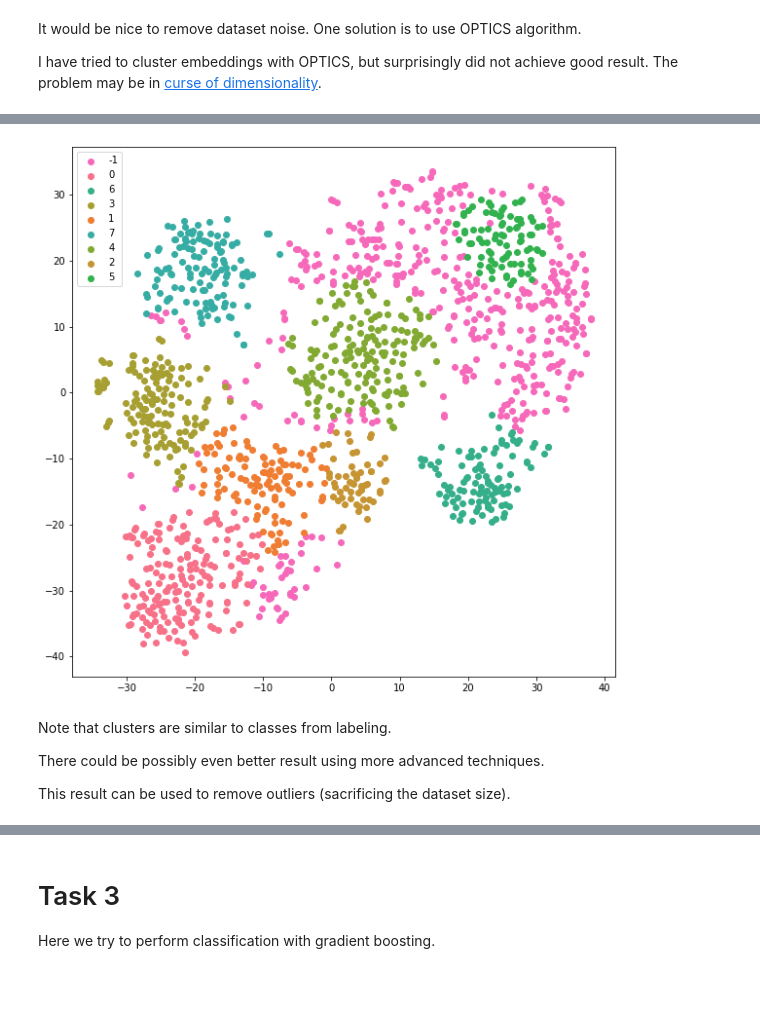
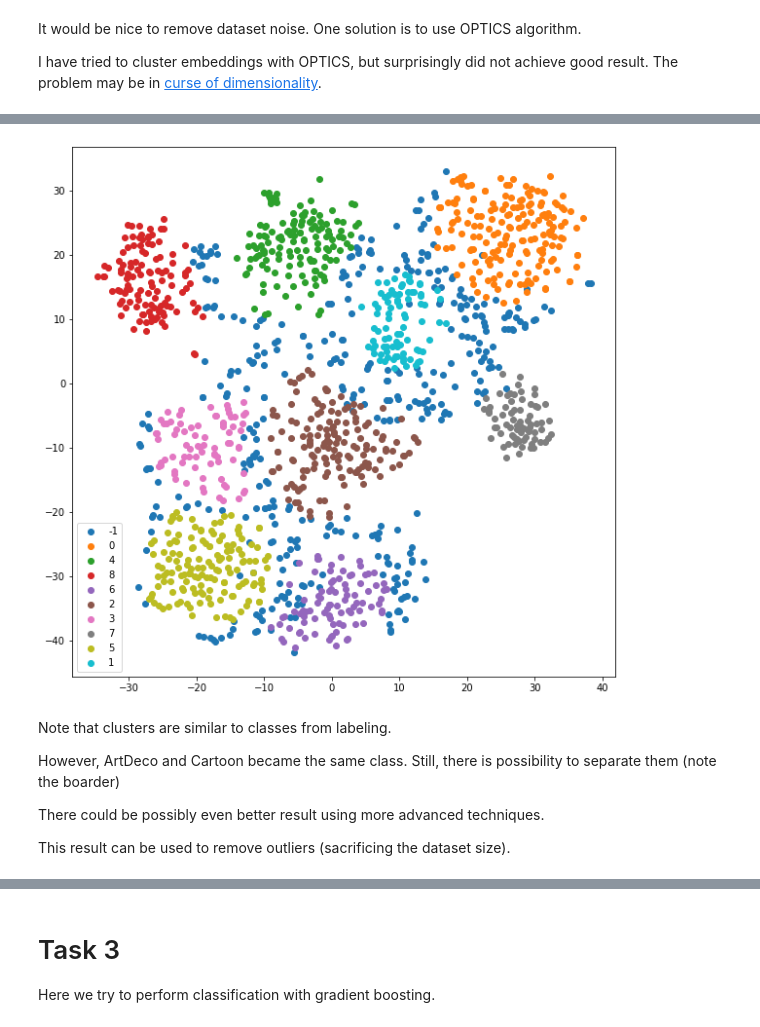
Before and after one commit to nizovskiyka/bg-classification-task, a Jupyter notebook: bg-report-submission.ipynb, the cells around one changed output, grey strips where cells are left out. Drawn from its saved outputs; the diff is of its cells as text; code cells hidden in the pictures; blank space fills up the shorter version.

```diff
--- a/bg-report-submission.ipynb
+++ b/bg-report-submission.ipynb
@@ -367,0 +426,2 @@ torch.save(model.state_dict(), "/kaggle/working/classifier.pt")
+# %%
+model, history = train_model(model, dataloaders_dict, optimizer, criterion, num_epochs)
@@ -367,0 +461,4 @@ torch.save(model.state_dict(), "/kaggle/working/classifier.pt")
+# %%
+model.eval()
+model = model.to()
+test_files = glob.glob("/kaggle/temp/test/*/*.jpg")
@@ -381,24 +508,24 @@ def initialize_feat_extractor(num_classes, imagenet_pretrained = False):
     num_features = model.fc.in_features
     model.fc = nn.Linear(num_features, num_classes)
     if not imagenet_pretrained:
-        state_dict = torch.load("/kaggle/working/classifier.pt", map_location=torch.device('cpu'))
+        state_dict = torch.load("/kaggle/working/classifier_oversampling.pt", map_location=torch.device('cpu'))
         model.load_state_dict(state_dict)
     extractor = torch.nn.Sequential(*(list(model.children())[:-1]))
     extractor.eval()
-
+    extractor = extractor.to(device)
     return extractor
 
 def get_feature(model, in_path):
     in_image = cv2.imread(in_path)
     prediction = None
     with torch.no_grad():
-        in_image = torch.tensor(cv2.cvtColor(in_image, cv2.COLOR_BGR2RGB))
+        in_image = torch.tensor(cv2.cvtColor(in_image, cv2.COLOR_BGR2RGB)).to(device)
         in_image = in_image.permute(2,0,1)
         in_image = torch.unsqueeze(in_image, 0)
         in_image = in_image.float() / 255.
 
         prediction = model(in_image)
-    return torch.flatten(prediction).numpy()
+    return torch.flatten(prediction).cpu().numpy()
 # %% [markdown]
 May be we did not need training above?
 
@@ -537,0 +667,9 @@ I have tried to cluster embeddings with OPTICS, but surprisingly did not achieve
+# %%
+u_labels = embeddings_df["gt_label"].unique()
+for i in u_labels:
+    plt.scatter(np.array(embeddings_df[embeddings_df["gt_label"]==i]["pretrained_embeddings_2d"].tolist())[:,0] ,
+                np.array(embeddings_df[embeddings_df["gt_label"]==i]["pretrained_embeddings_2d"].tolist())[:,1] ,
+                label = i)
+plt.title("Pretrained embeddings")
+plt.legend()
+plt.show()
@@ -538,20 +678,23 @@ I have tried to cluster embeddings with OPTICS, but surprisingly did not achieve
 # %%
-clusters = OPTICS(min_samples = 50, xi=1.e-10)
+clusters = OPTICS(min_samples = 70, xi=0.01)
 clusters.fit(pretrained_embeddings_2d)
 
 embeddings_df["cluster_label"] = clusters.labels_
 
 u_labels = embeddings_df["cluster_label"].unique()
 rgb_values = sns.color_palette("husl", 14)
 for i in u_labels:
+#     if i == -1: continue
     plt.scatter(np.array(embeddings_df[embeddings_df["cluster_label"]==i]["pretrained_embeddings_2d"].tolist())[:,0] ,
-                np.array(embeddings_df[embeddings_df["cluster_label"]==i]["pretrained_embeddings_2d"].tolist())[:,1] , label = i, color=rgb_values[i])
+                np.array(embeddings_df[embeddings_df["cluster_label"]==i]["pretrained_embeddings_2d"].tolist())[:,1] , label = i) #, color=rgb_values[i])
 plt.legend()
 plt.show()
 # %% [output]
-[figure, old version]
+[figure, new version]
 # %% [markdown]
 Note that clusters are similar to classes from labeling.
+
+However, ArtDeco and Cartoon became the same class. Still, there is possibility to separate them (note the boarder)
 
 There could be possibly even better result using more advanced techniques.
 
```
Also changed, not shown: parts of 52 cells of this notebook.
